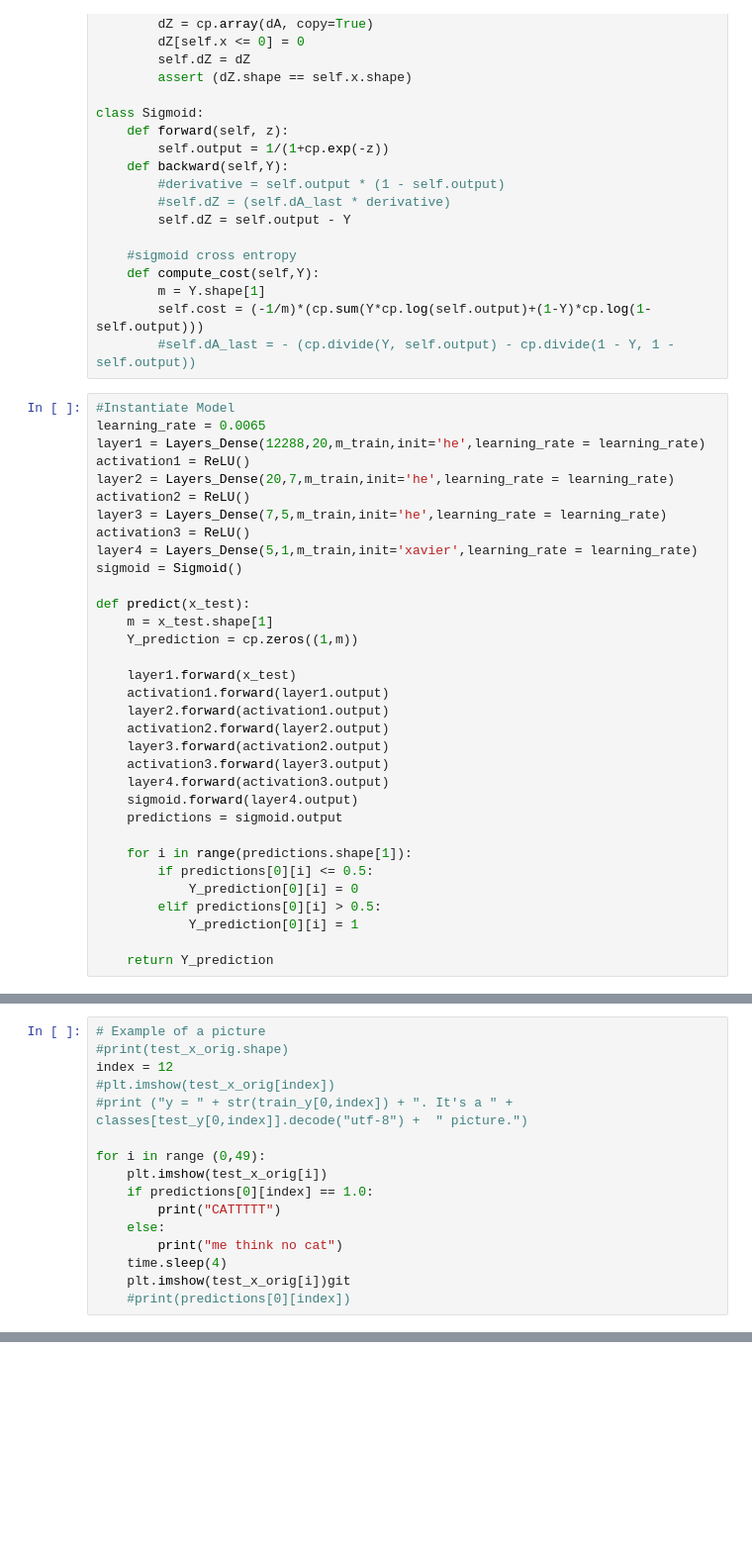
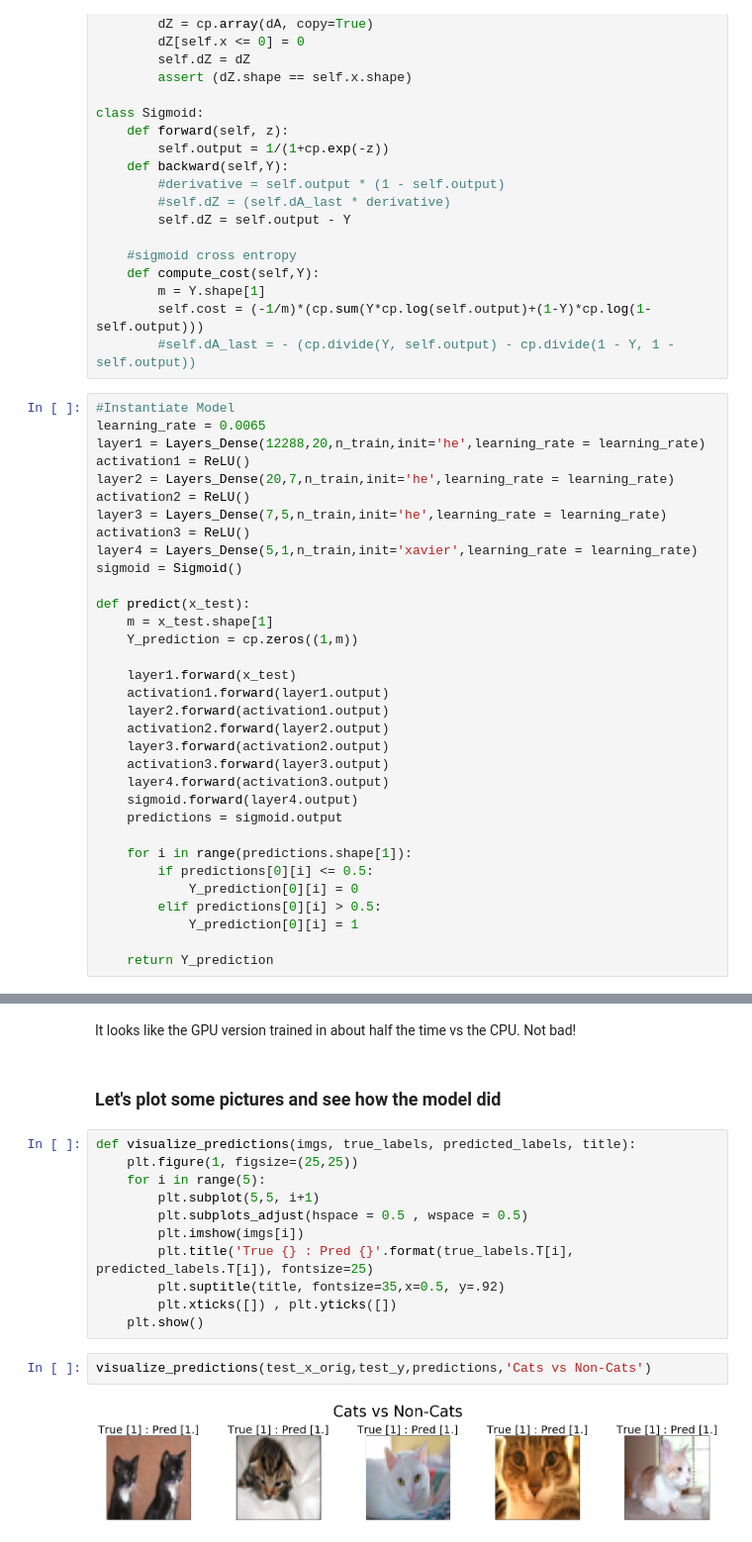
Before and after one commit to jessiemjones/Neural_Networks_with_Numpy, a Jupyter notebook: NN in Numpy and Cupy.ipynb, the cells around one changed output, grey strips where cells are left out. Shown: that part at 99% size. Cells and saved outputs as stored; diff of their text form; blank space fills up the shorter version.

Commit message:
clean up plotting

```diff
--- a/NN in Numpy and Cupy.ipynb
+++ b/NN in Numpy and Cupy.ipynb
@@ -329,13 +344,13 @@ class Sigmoid:
 # %%
 #Instantiate Model
 learning_rate = 0.0065
-layer1 = Layers_Dense(12288,20,m_train,init='he',learning_rate = learning_rate)
+layer1 = Layers_Dense(12288,20,n_train,init='he',learning_rate = learning_rate)
 activation1 = ReLU()
-layer2 = Layers_Dense(20,7,m_train,init='he',learning_rate = learning_rate)
+layer2 = Layers_Dense(20,7,n_train,init='he',learning_rate = learning_rate)
 activation2 = ReLU()
-layer3 = Layers_Dense(7,5,m_train,init='he',learning_rate = learning_rate)
+layer3 = Layers_Dense(7,5,n_train,init='he',learning_rate = learning_rate)
 activation3 = ReLU()
-layer4 = Layers_Dense(5,1,m_train,init='xavier',learning_rate = learning_rate)
+layer4 = Layers_Dense(5,1,n_train,init='xavier',learning_rate = learning_rate)
 sigmoid = Sigmoid()
 
 def predict(x_test):
@@ -401,16 +435,0 @@ print("test accuracy: {} %".format(100 - cp.mean(cp.abs(predictions - test_y)) *
-# %%
-# Example of a picture
-#print(test_x_orig.shape)
-index = 12
-#plt.imshow(test_x_orig[index])
-#print ("y = " + str(train_y[0,index]) + ". It's a " + classes[test_y[0,index]].decode("utf-8") +  " picture.")
-
-for i in range (0,49):
-    plt.imshow(test_x_orig[i])
-    if predictions[0][index] == 1.0:
-        print("CATTTTT")
-    else:
-        print("me think no cat")
-    time.sleep(4)
-    plt.imshow(test_x_orig[i])git
-    #print(predictions[0][index])
@@ -424,0 +436,19 @@ KeyboardInterrupt:
+# %% [markdown]
+It looks like the GPU version trained in about half the time vs the CPU.  Not bad!
+# %% [markdown]
+### Let's plot some pictures and see how the model did
+# %%
+def visualize_predictions(imgs, true_labels, predicted_labels, title):
+    plt.figure(1, figsize=(25,25))
+    for i in range(5):
+        plt.subplot(5,5, i+1)
+        plt.subplots_adjust(hspace = 0.5 , wspace = 0.5)
+        plt.imshow(imgs[i])
+        plt.title('True {} : Pred {}'.format(true_labels.T[i], predicted_labels.T[i]), fontsize=25)
+        plt.suptitle(title, fontsize=35,x=0.5, y=.92)
+        plt.xticks([]) , plt.yticks([])
+    plt.show()
+# %%
+visualize_predictions(test_x_orig,test_y,predictions,'Cats vs Non-Cats')
+# %% [output]
+[figure, added]
```
Also changed, not shown: parts of 13 cells of this notebook, 2 other files.
